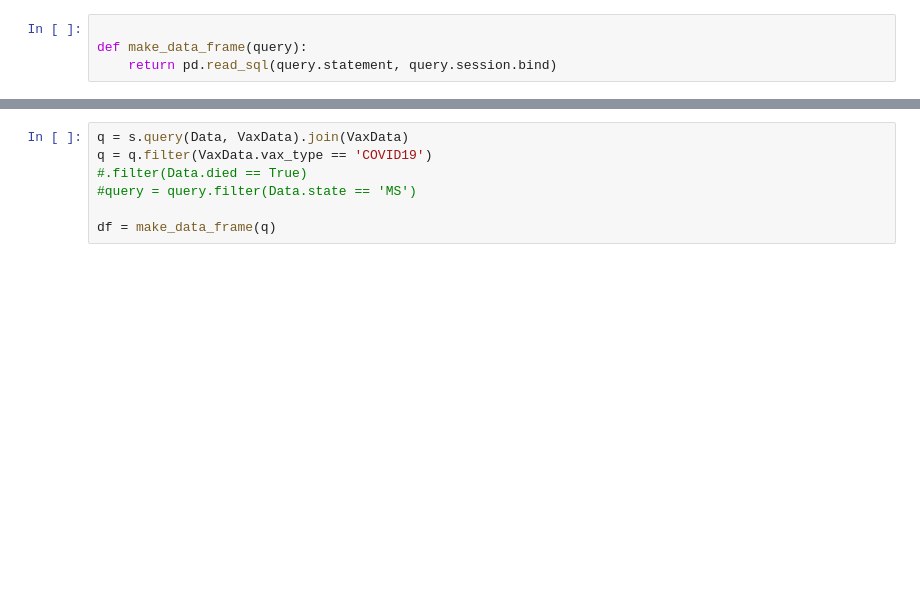
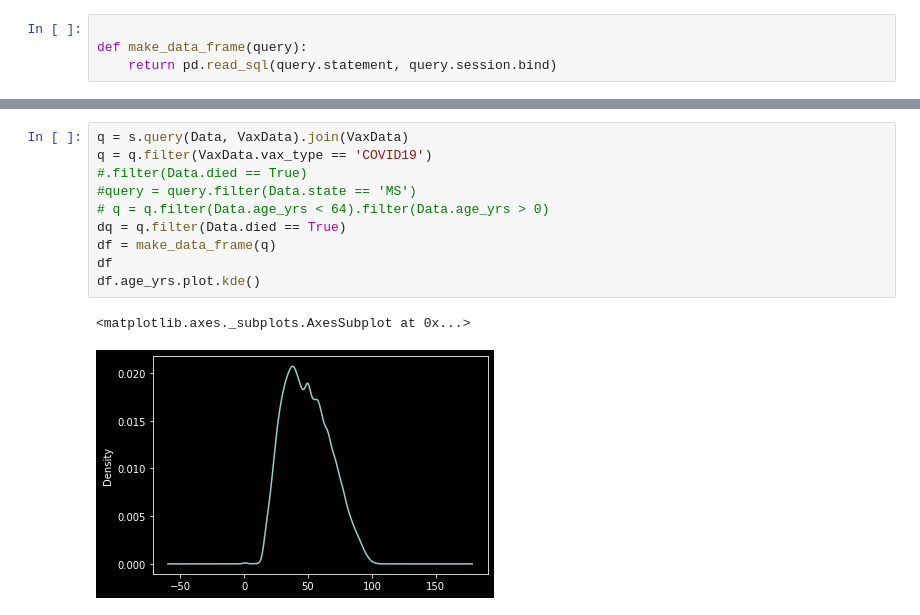
Before and after one commit to umeboshi2/revaers, a Jupyter notebook: do-stuff.ipynb, the cells around one changed output, grey strips where cells are left out. Saved outputs shown, nothing was run; the diff lists cells and outputs as text; blank space fills up the shorter version.

```diff
--- a/do-stuff.ipynb
+++ b/do-stuff.ipynb
@@ -85,7 +68,13 @@ df.age_yrs.plot.density()
 # %%
 q = s.query(Data, VaxData).join(VaxData)
 q = q.filter(VaxData.vax_type == 'COVID19')
 #.filter(Data.died == True)
 #query = query.filter(Data.state == 'MS')
-
+# q = q.filter(Data.age_yrs < 64).filter(Data.age_yrs > 0)
+dq = q.filter(Data.died == True)
 df = make_data_frame(q)
+df
+df.age_yrs.plot.kde()
+# %% [output]
+<matplotlib.axes._subplots.AxesSubplot at 0x...>
+[figure, added]
```
Also changed, not shown: parts of 10 cells of this notebook, 1 other file.
